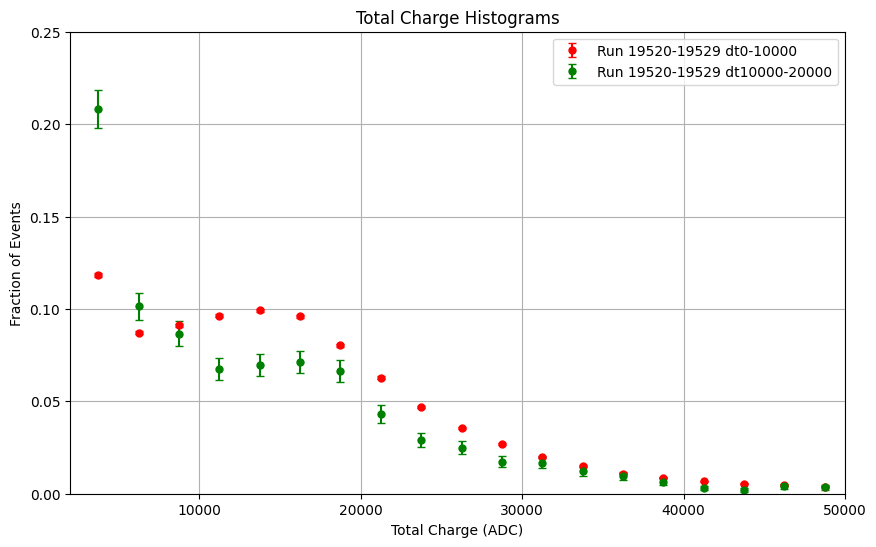
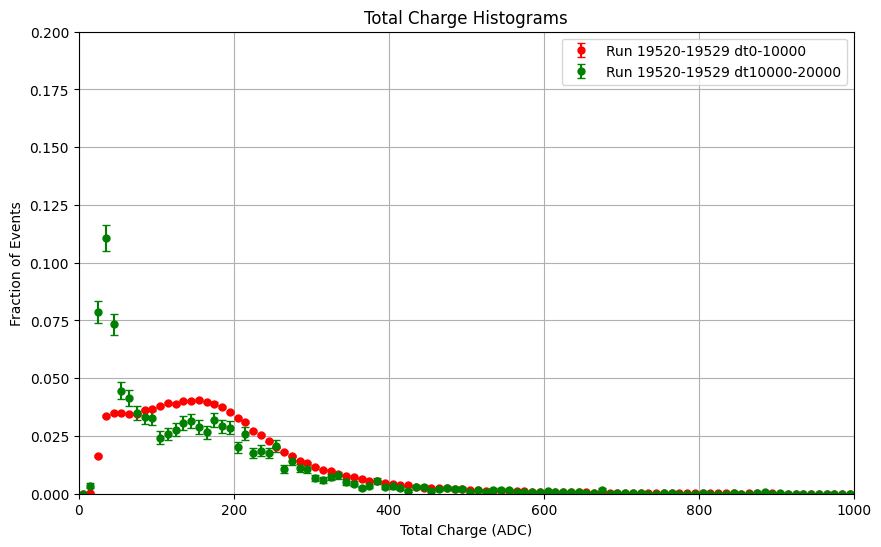
Code edit (unified diff) that turned the first committed figure into the second:
--- before
+++ after
@@ -24,6 +24,6 @@
 plt.xlabel('Total Charge (ADC)')
 plt.ylabel('Fraction of Events')
-plt.ylim(0, 0.25)
-plt.xlim(2000, 50000)
+plt.ylim(0, 0.2)
+plt.xlim(0, 1000)
 plt.legend()
 plt.grid()
@@ -37,6 +37,6 @@
 plt.xlabel('Total Charge (ADC)')
 plt.ylabel('Fraction of Events')
-plt.ylim(0, 0.04)
-plt.xlim(2000, 50000)
+plt.ylim(0, 0.02)
+plt.xlim(0, 600)
 plt.legend()
 plt.grid()

Commit: small updates in cut param